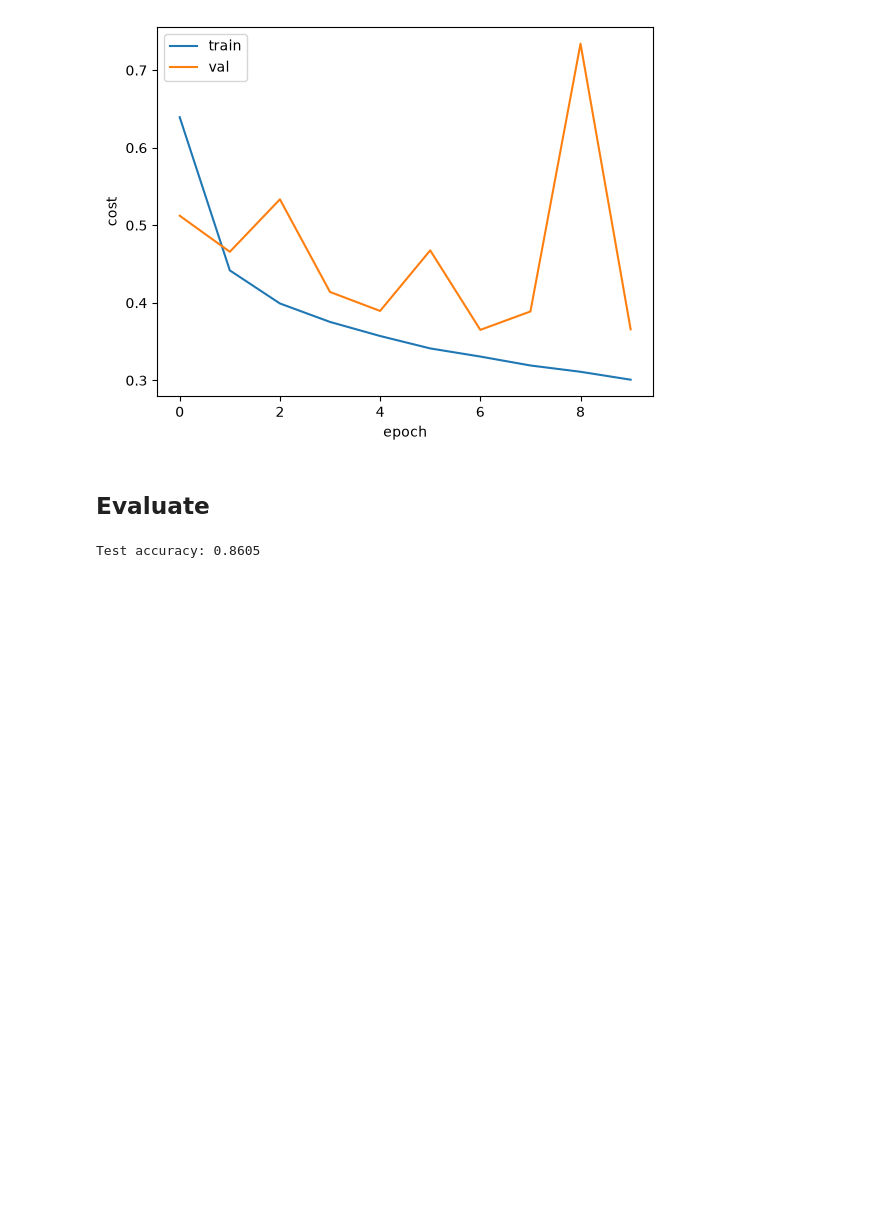
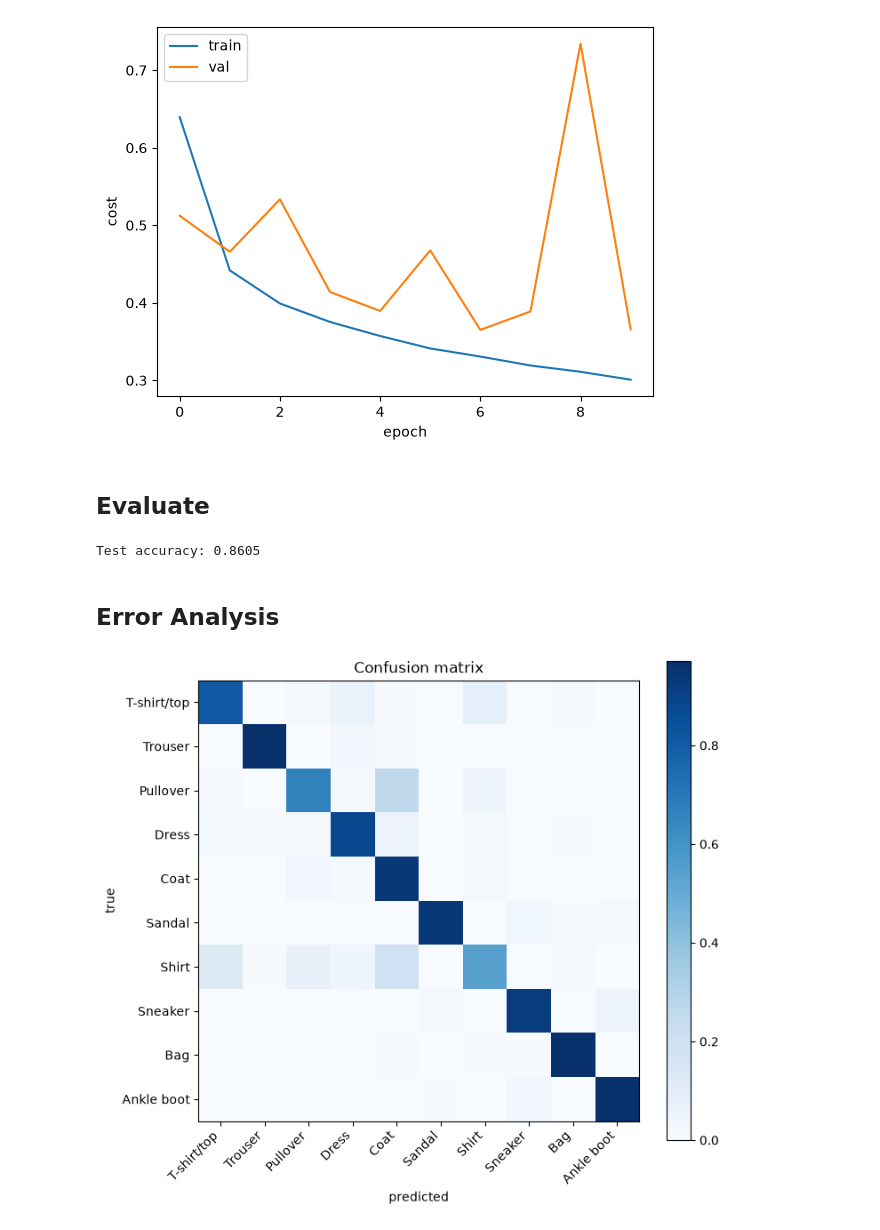
Before and after one commit to fnmsantiago/fashion-mnist-from-scratch, a Jupyter notebook: notebooks/01_train_from_scratch.ipynb, the cells around one changed output. Cells and saved outputs as stored; diff of their text form; code cells hidden in the pictures; blank space fills up the shorter version.

Commit message:
Applied error analysis in notebook

```diff
--- a/notebooks/01_train_from_scratch.ipynb
+++ b/notebooks/01_train_from_scratch.ipynb
@@ -48,3 +48,26 @@ accuracy = (preds == y_test).mean()
 print(f"Test accuracy: {accuracy:.4f}")
 # %% [output]
 Test accuracy: 0.8605
+# %% [markdown]
+## Error Analysis
+# %%
+from src.metrics import confusion_matrix, precision_recall
+from src.utils import CLASS_NAMES
+
+cm = confusion_matrix(y_test, preds, n_classes=10)
+precision, recall = precision_recall(y_test, preds, n_classes=10)
+
+# normalize the confusion matrix
+norm_cm = cm / cm.sum(axis=1, keepdims=True)
+# %%
+plt.figure(figsize=(8, 7))     # new canvas, 8×7 inches
+plt.imshow(norm_cm, cmap='Blues')   # paint the 10×10 array as a grid of colored squares
+plt.colorbar()                 # the strip showing what each color means
+plt.xticks(range(10), CLASS_NAMES, rotation=45, ha='right')
+plt.yticks(range(10), CLASS_NAMES)
+plt.xlabel('predicted')
+plt.ylabel('true')
+plt.title('Confusion matrix')
+plt.show()                     # render it
+# %% [output]
+[figure, added]
```
Also changed, not shown: parts of 2 cells of this notebook.
